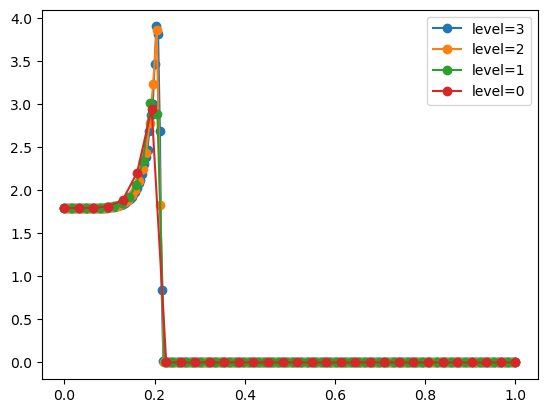
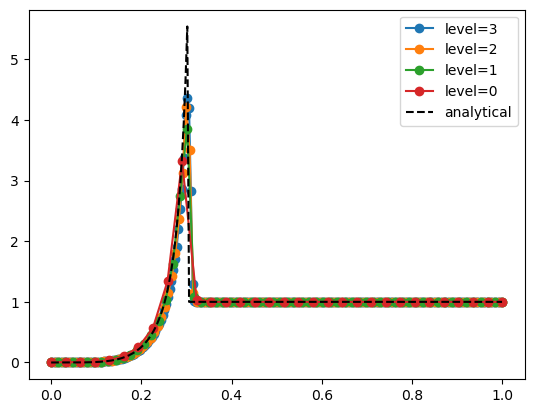
Code edit (unified diff) that turned the first committed figure into the second:
--- before
+++ after
@@ -1,6 +1,12 @@
 # plot data at difference resolutions
+quantity = 'density'
+
 plt.clf()
 for level in range(3,-1,-1):
-    r, q, t = extract_data( 100, 'pressure', level)
+    r, q, t = extract_data( 150, quantity, level)
     plt.plot(r, q, '-o', label='level=%d'%level)
+    if level == 3:
+        r_th = r
+        t_th = t
+plt.plot( r_th, sol.evaluate( quantity, r_th, t_th ), 'k--', label='analytical' )
 plt.legend(loc=0)

Commit: Compare with radial profile of Sedov-Taylor theory